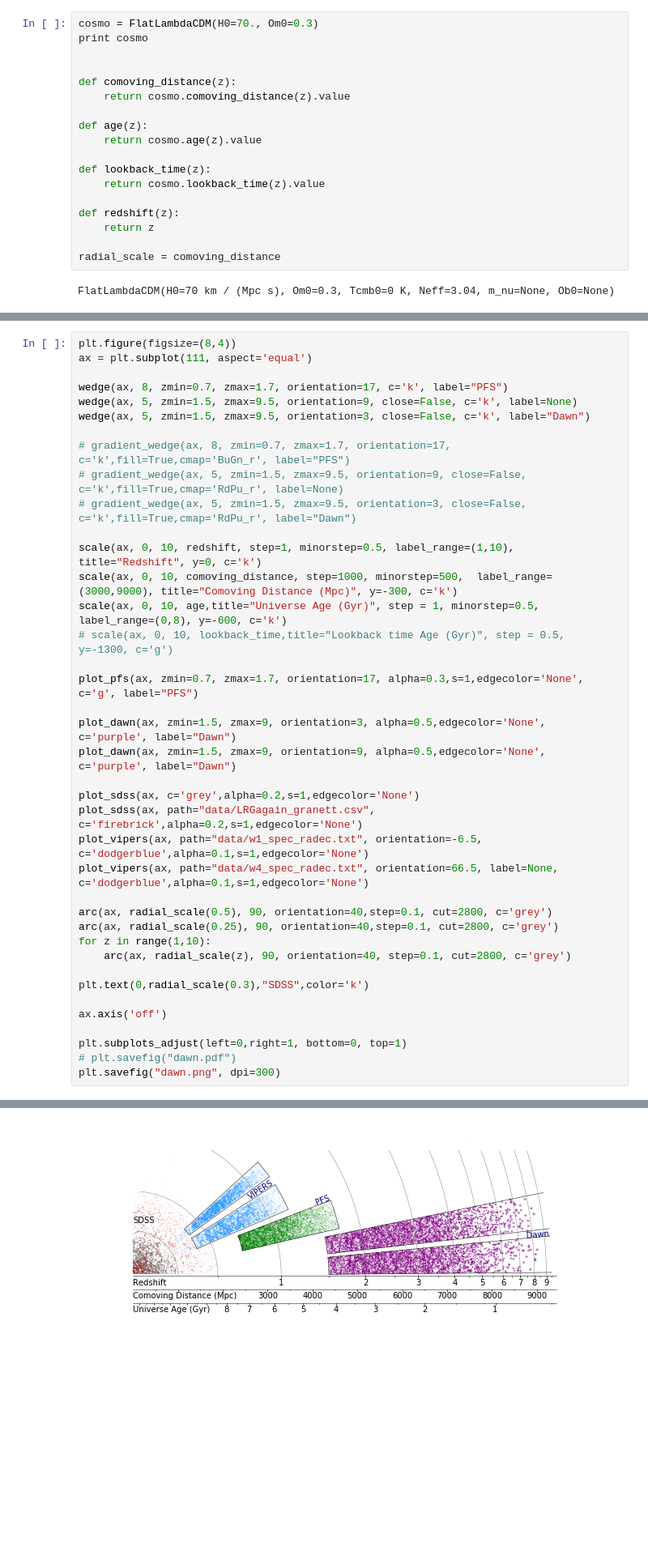
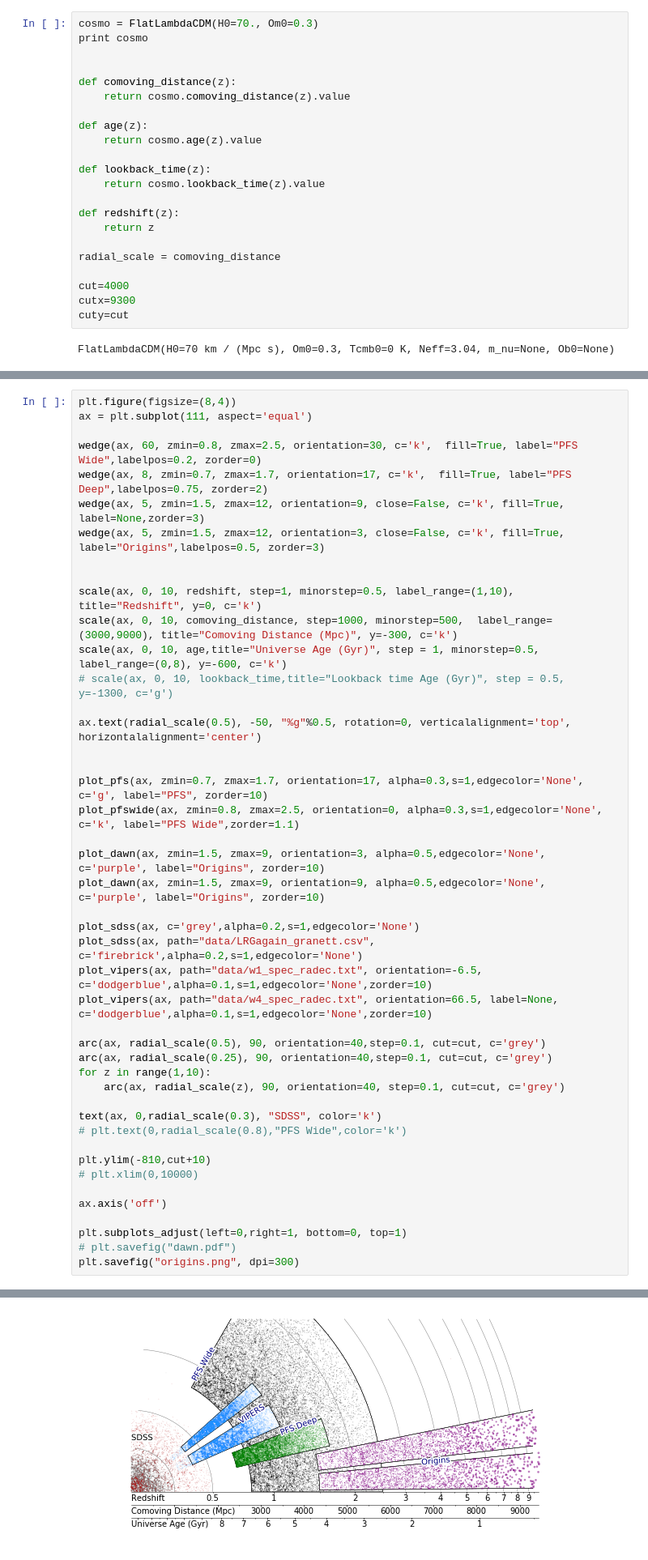
Before and after one commit to bengranett/surveycones, a Jupyter notebook: conediagram.ipynb, the cells around one changed output, grey strips where cells are left out. Shown: that part at 81% size. Cells and saved outputs as stored; diff of their text form; blank space fills up the shorter version.

```diff
--- a/conediagram.ipynb
+++ b/conediagram.ipynb
@@ -35,6 +40,10 @@ def redshift(z):
     return z
 
 radial_scale = comoving_distance
+
+cut=4000
+cutx=9300
+cuty=cut
 # %% [output]
 FlatLambdaCDM(H0=70 km / (Mpc s), Om0=0.3, Tcmb0=0 K, Neff=3.04, m_nu=None, Ob0=None)
 # %%
@@ -263,40 +326,46 @@ def plot_dawn(ax, path="data/3837.fits", zmin=1.5, zmax=9, orientation=45, label
 plt.figure(figsize=(8,4))
 ax = plt.subplot(111, aspect='equal')
 
-wedge(ax, 8, zmin=0.7, zmax=1.7, orientation=17, c='k', label="PFS")
-wedge(ax, 5, zmin=1.5, zmax=9.5, orientation=9, close=False, c='k', label=None)
-wedge(ax, 5, zmin=1.5, zmax=9.5, orientation=3, close=False, c='k', label="Dawn")
+wedge(ax, 60, zmin=0.8, zmax=2.5, orientation=30, c='k',  fill=True, label="PFS Wide",labelpos=0.2, zorder=0)
+wedge(ax, 8, zmin=0.7, zmax=1.7, orientation=17, c='k',  fill=True, label="PFS Deep",labelpos=0.75, zorder=2)
+wedge(ax, 5, zmin=1.5, zmax=12, orientation=9, close=False, c='k', fill=True, label=None,zorder=3)
+wedge(ax, 5, zmin=1.5, zmax=12, orientation=3, close=False, c='k', fill=True, label="Origins",labelpos=0.5, zorder=3)
 
-# gradient_wedge(ax, 8, zmin=0.7, zmax=1.7, orientation=17, c='k',fill=True,cmap='BuGn_r', label="PFS")
-# gradient_wedge(ax, 5, zmin=1.5, zmax=9.5, orientation=9, close=False, c='k',fill=True,cmap='RdPu_r', label=None)
-# gradient_wedge(ax, 5, zmin=1.5, zmax=9.5, orientation=3, close=False, c='k',fill=True,cmap='RdPu_r', label="Dawn")
 
 scale(ax, 0, 10, redshift, step=1, minorstep=0.5, label_range=(1,10), title="Redshift", y=0, c='k')
 scale(ax, 0, 10, comoving_distance, step=1000, minorstep=500,  label_range=(3000,9000), title="Comoving Distance (Mpc)", y=-300, c='k')
 scale(ax, 0, 10, age,title="Universe Age (Gyr)", step = 1, minorstep=0.5, label_range=(0,8), y=-600, c='k')
 # scale(ax, 0, 10, lookback_time,title="Lookback time Age (Gyr)", step = 0.5, y=-1300, c='g')
 
-plot_pfs(ax, zmin=0.7, zmax=1.7, orientation=17, alpha=0.3,s=1,edgecolor='None', c='g', label="PFS")
+ax.text(radial_scale(0.5), -50, "%g"%0.5, rotation=0, verticalalignment='top', horizontalalignment='center')
 
-plot_dawn(ax, zmin=1.5, zmax=9, orientation=3, alpha=0.5,edgecolor='None', c='purple', label="Dawn")
-plot_dawn(ax, zmin=1.5, zmax=9, orientation=9, alpha=0.5,edgecolor='None', c='purple', label="Dawn")
+
+plot_pfs(ax, zmin=0.7, zmax=1.7, orientation=17, alpha=0.3,s=1,edgecolor='None', c='g', label="PFS", zorder=10)
+plot_pfswide(ax, zmin=0.8, zmax=2.5, orientation=0, alpha=0.3,s=1,edgecolor='None', c='k', label="PFS Wide",zorder=1.1)
+
+plot_dawn(ax, zmin=1.5, zmax=9, orientation=3, alpha=0.5,edgecolor='None', c='purple', label="Origins", zorder=10)
+plot_dawn(ax, zmin=1.5, zmax=9, orientation=9, alpha=0.5,edgecolor='None', c='purple', label="Origins", zorder=10)
 
 plot_sdss(ax, c='grey',alpha=0.2,s=1,edgecolor='None')
 plot_sdss(ax, path="data/LRGagain_granett.csv", c='firebrick',alpha=0.2,s=1,edgecolor='None')
-plot_vipers(ax, path="data/w1_spec_radec.txt", orientation=-6.5, c='dodgerblue',alpha=0.1,s=1,edgecolor='None')
-plot_vipers(ax, path="data/w4_spec_radec.txt", orientation=66.5, label=None, c='dodgerblue',alpha=0.1,s=1,edgecolor='None')
+plot_vipers(ax, path="data/w1_spec_radec.txt", orientation=-6.5, c='dodgerblue',alpha=0.1,s=1,edgecolor='None',zorder=10)
+plot_vipers(ax, path="data/w4_spec_radec.txt", orientation=66.5, label=None, c='dodgerblue',alpha=0.1,s=1,edgecolor='None',zorder=10)
 
-arc(ax, radial_scale(0.5), 90, orientation=40,step=0.1, cut=2800, c='grey')
-arc(ax, radial_scale(0.25), 90, orientation=40,step=0.1, cut=2800, c='grey')
+arc(ax, radial_scale(0.5), 90, orientation=40,step=0.1, cut=cut, c='grey')
+arc(ax, radial_scale(0.25), 90, orientation=40,step=0.1, cut=cut, c='grey')
 for z in range(1,10):
-    arc(ax, radial_scale(z), 90, orientation=40, step=0.1, cut=2800, c='grey')
+    arc(ax, radial_scale(z), 90, orientation=40, step=0.1, cut=cut, c='grey')
 
-plt.text(0,radial_scale(0.3),"SDSS",color='k')
+text(ax, 0,radial_scale(0.3), "SDSS", color='k')
+# plt.text(0,radial_scale(0.8),"PFS Wide",color='k')
+
+plt.ylim(-810,cut+10)
+# plt.xlim(0,10000)
 
 ax.axis('off')
 
 plt.subplots_adjust(left=0,right=1, bottom=0, top=1)
 # plt.savefig("dawn.pdf")
-plt.savefig("dawn.png", dpi=300)
+plt.savefig("origins.png", dpi=300)
 # %% [output]
 Plotted PFS data/3837.fits
@@ -308,8 +378,8 @@ Plotted dawn data/3837.fits
 Plotted dawn data/3837.fits
 Plotted SDSS data/main_granett.csv
 Plotted SDSS data/LRGagain_granett.csv
 vipers direction 9.559586 27.969054
 Plotted VIPERS data/w1_spec_radec.txt
 vipers direction 6.343821999999989 399.21710299999995
 Plotted VIPERS data/w4_spec_radec.txt
-[figure, old version]
+[figure, new version]
```
Also changed, not shown: parts of 4 cells of this notebook.
